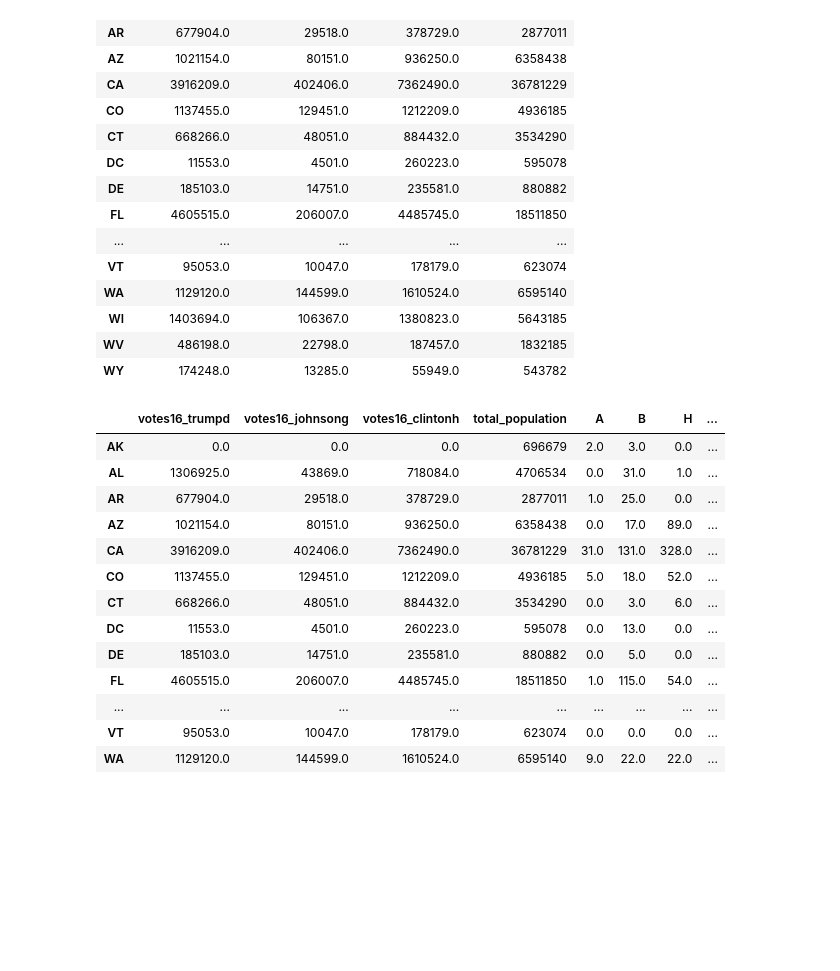
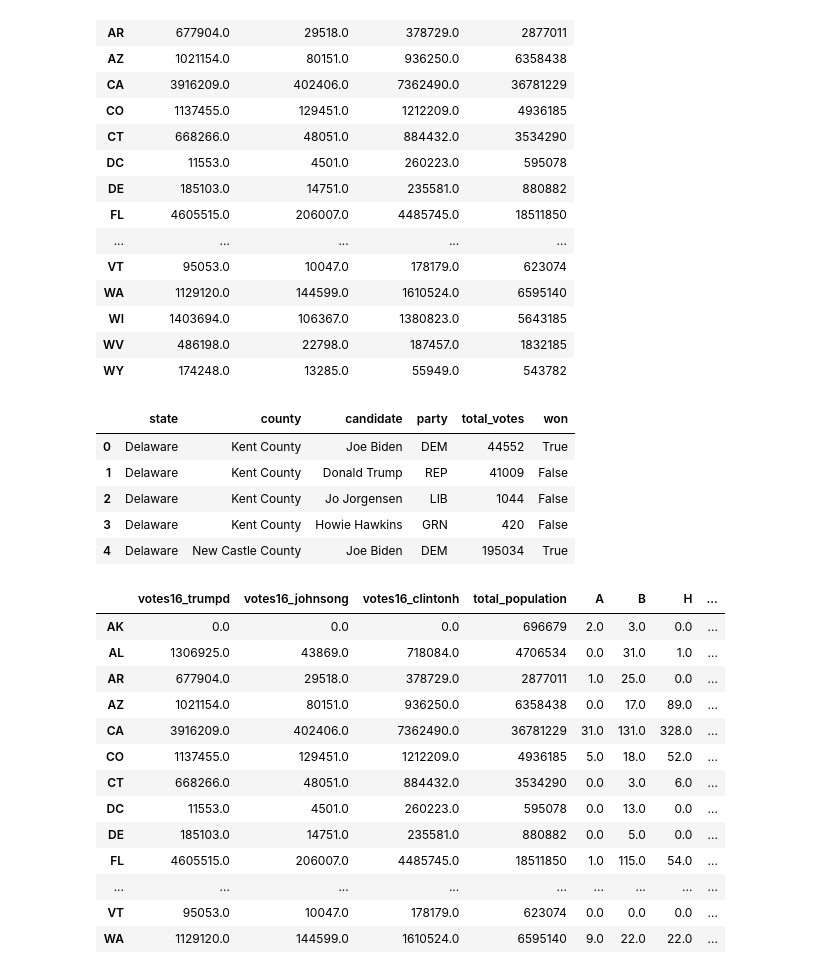
Before and after one commit to dafon1986/Elecciones, a Jupyter notebook: Muertes_Policiales_v1.ipynb, the cells around one changed output. Drawn from its saved outputs; the diff is of its cells as text; code cells hidden in the pictures; blank space fills up the shorter version.

```diff
--- a/Muertes_Policiales_v1.ipynb
+++ b/Muertes_Policiales_v1.ipynb
@@ -342,8 +362,15 @@ resultados_por_estado
 | WV | 486198.0 | 22798.0 | 187457.0 | 1832185 |
 | WY | 174248.0 | 13285.0 | 55949.0 | 543782 |
 # %%
-df_president_2020 = pd.read_csv("president_county_candidate.csv")
+df_president_2020 = pd.read_csv("/content/drive/MyDrive/Programa Big Data /Trabajo Final/president_county_candidate.csv")
 df_president_2020.head()
+# %% [output]
+|  | state | county | candidate | party | total_votes | won |
+| 0 | Delaware | Kent County | Joe Biden | DEM | 44552 | True |
+| 1 | Delaware | Kent County | Donald Trump | REP | 41009 | False |
+| 2 | Delaware | Kent County | Jo Jorgensen | LIB | 1044 | False |
+| 3 | Delaware | Kent County | Howie Hawkins | GRN | 420 | False |
+| 4 | Delaware | New Castle County | Joe Biden | DEM | 195034 | True |
 # %%
 result = pd.concat([resultados_por_estado, muertes_x_estado], axis=1, sort=False)
 # %%
```
Also changed, not shown: parts of 8 cells of this notebook.
